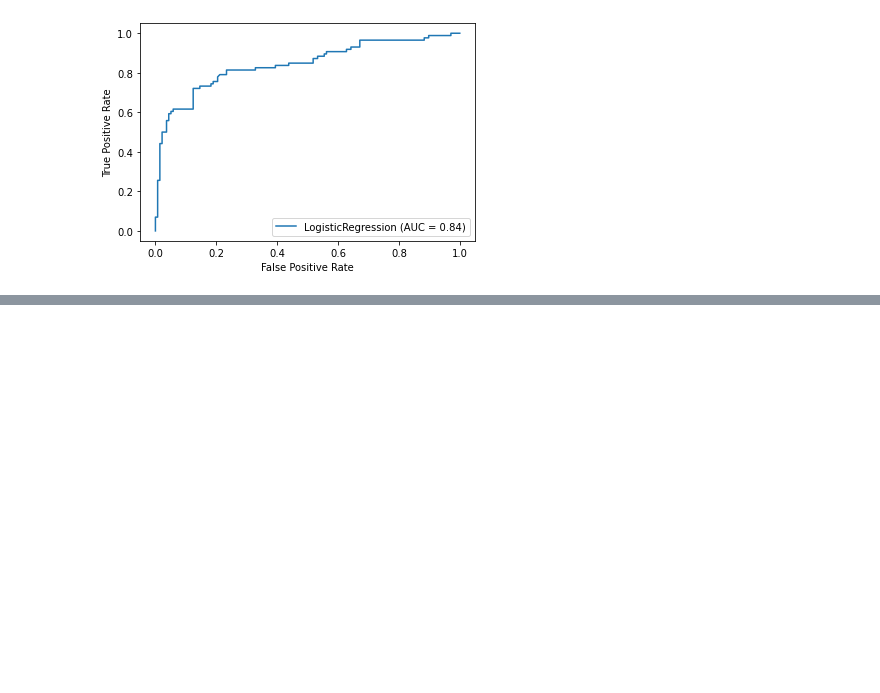
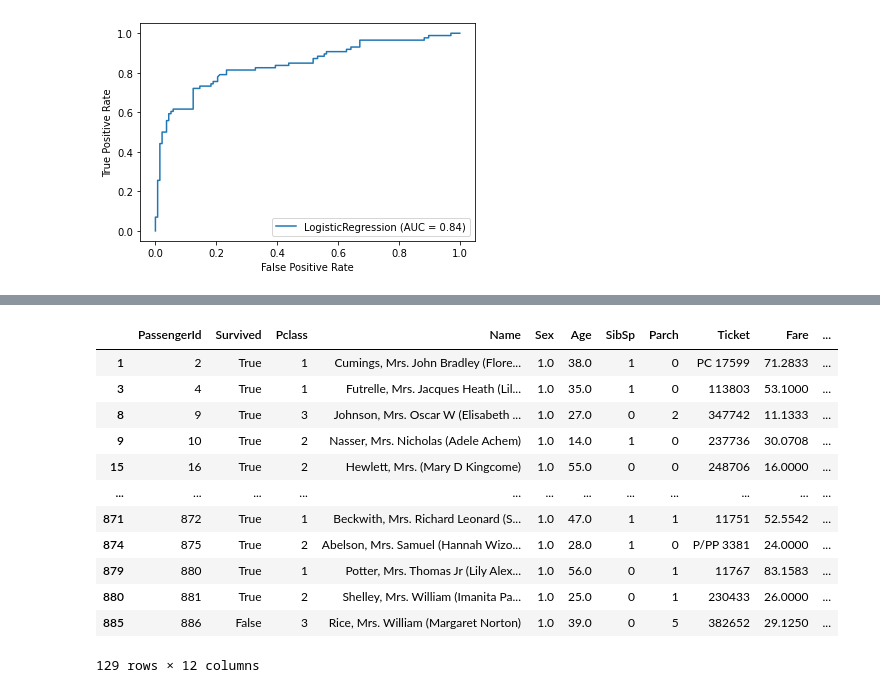
Before and after one commit to lau-b/titanic-model, a Jupyter notebook: notebooks/Logistic Regression Model.ipynb, the cells around one changed output, grey strips where cells are left out. Drawn from its saved outputs; the diff is of its cells as text; code cells hidden in the pictures; blank space fills up the shorter version.

```diff
--- a/notebooks/Logistic Regression Model.ipynb
+++ b/notebooks/Logistic Regression Model.ipynb
@@ -125,0 +216,16 @@ metrics.plot_roc_curve(model, X_test, y_test)
+# %%
+df.loc[df['Name'].str.contains('Mrs.') ]
+# %% [output]
+|  | PassengerId | Survived | Pclass | Name | Sex | Age | SibSp | Parch | Ticket | Fare | ... |
+| 1 | 2 | True | 1 | Cumings, Mrs. John Bradley (Flore... | 1.0 | 38.0 | 1 | 0 | PC 17599 | 71.2833 | ... |
+| 3 | 4 | True | 1 | Futrelle, Mrs. Jacques Heath (Lil... | 1.0 | 35.0 | 1 | 0 | 113803 | 53.1000 | ... |
+| 8 | 9 | True | 3 | Johnson, Mrs. Oscar W (Elisabeth ... | 1.0 | 27.0 | 0 | 2 | 347742 | 11.1333 | ... |
+| 9 | 10 | True | 2 | Nasser, Mrs. Nicholas (Adele Achem) | 1.0 | 14.0 | 1 | 0 | 237736 | 30.0708 | ... |
+| 15 | 16 | True | 2 | Hewlett, Mrs. (Mary D Kingcome) | 1.0 | 55.0 | 0 | 0 | 248706 | 16.0000 | ... |
+| ... | ... | ... | ... | ... | ... | ... | ... | ... | ... | ... | ... |
+| 871 | 872 | True | 1 | Beckwith, Mrs. Richard Leonard (S... | 1.0 | 47.0 | 1 | 1 | 11751 | 52.5542 | ... |
+| 874 | 875 | True | 2 | Abelson, Mrs. Samuel (Hannah Wizo... | 1.0 | 28.0 | 1 | 0 | P/PP 3381 | 24.0000 | ... |
+| 879 | 880 | True | 1 | Potter, Mrs. Thomas Jr (Lily Alex... | 1.0 | 56.0 | 0 | 1 | 11767 | 83.1583 | ... |
+| 880 | 881 | True | 2 | Shelley, Mrs. William (Imanita Pa... | 1.0 | 25.0 | 0 | 1 | 230433 | 26.0000 | ... |
+| 885 | 886 | False | 3 | Rice, Mrs. William (Margaret Norton) | 1.0 | 39.0 | 0 | 5 | 382652 | 29.1250 | ... |
+129 rows × 12 columns
```
Also changed, not shown: parts of 19 cells of this notebook, 1 other file.
